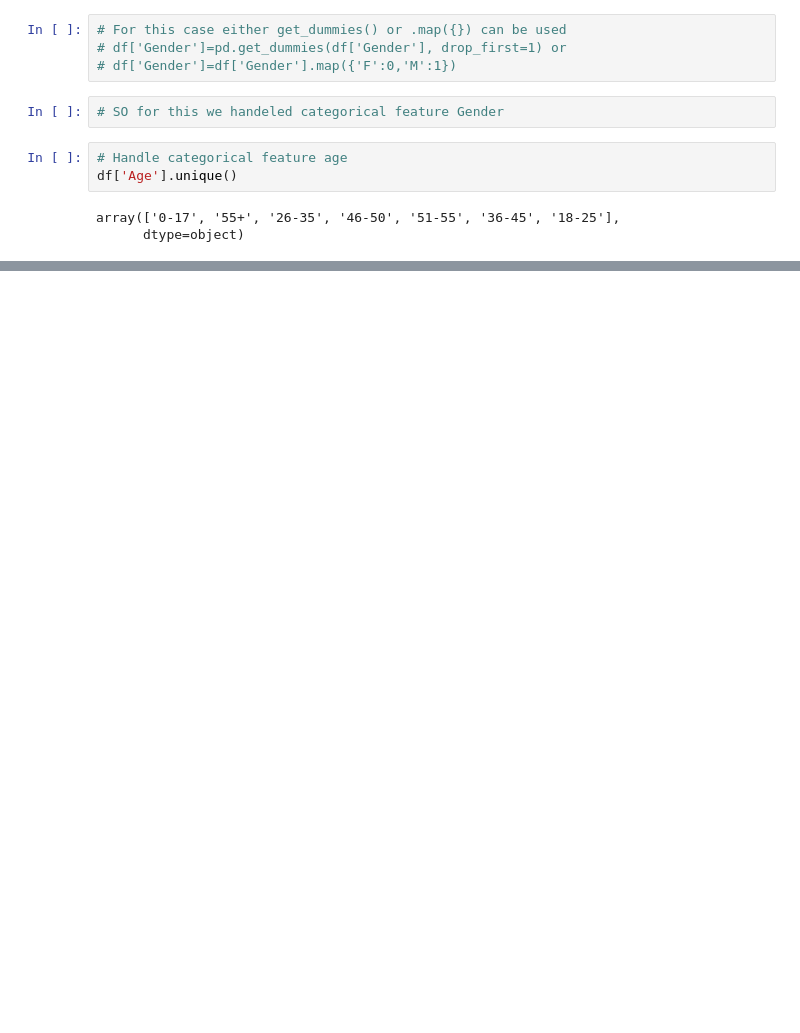
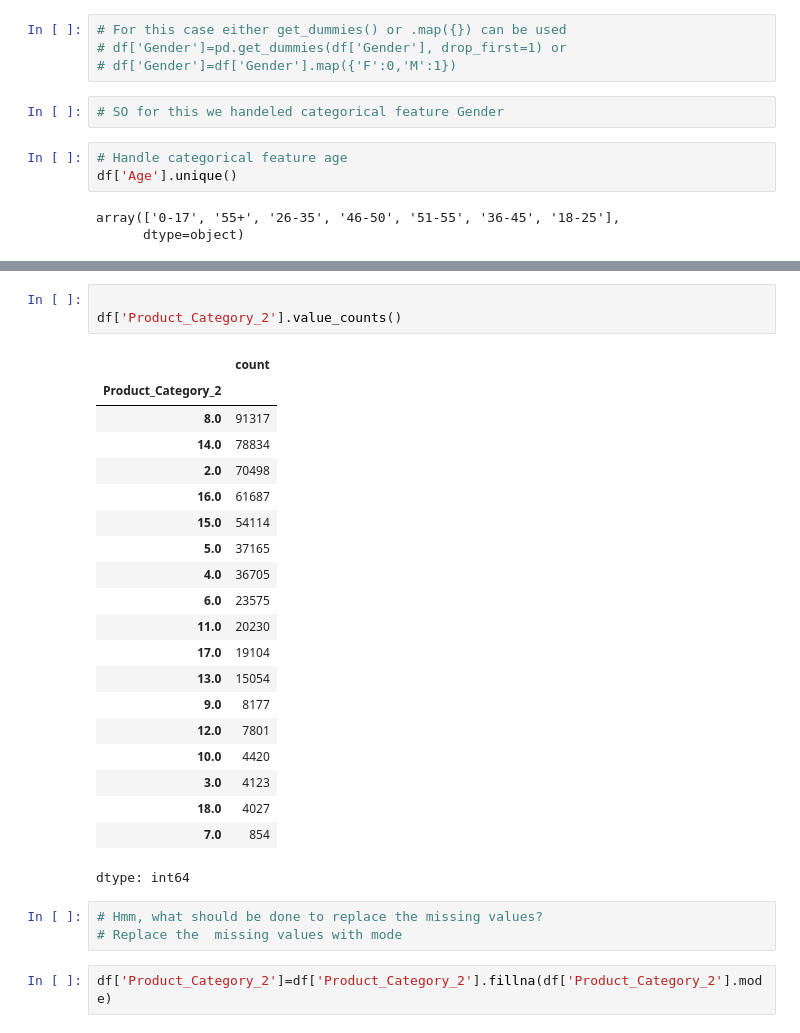
Before and after one commit to GitTanish/DataAnalysis, a Jupyter notebook: eda3.ipynb, the cells around one changed output, grey strips where cells are left out. Cells and saved outputs as stored; diff of their text form; blank space fills up the shorter version.

```diff
--- a/eda3.ipynb
+++ b/eda3.ipynb
@@ -164,0 +240,29 @@ df.head()
+# %%
+
+df['Product_Category_2'].value_counts()
+# %% [output]
+|  | count |
+| Product_Category_2 |  |
+| 8.0 | 91317 |
+| 14.0 | 78834 |
+| 2.0 | 70498 |
+| 16.0 | 61687 |
+| 15.0 | 54114 |
+| 5.0 | 37165 |
+| 4.0 | 36705 |
+| 6.0 | 23575 |
+| 11.0 | 20230 |
+| 17.0 | 19104 |
+| 13.0 | 15054 |
+| 9.0 | 8177 |
+| 12.0 | 7801 |
+| 10.0 | 4420 |
+| 3.0 | 4123 |
+| 18.0 | 4027 |
+| 7.0 | 854 |
+dtype: int64
+# %%
+# Hmm, what should be done to replace the missing values?
+# Replace the  missing values with mode
+# %%
+df['Product_Category_2']=df['Product_Category_2'].fillna(df['Product_Category_2'].mode)
```
Also changed, not shown: parts of 17 cells of this notebook.
